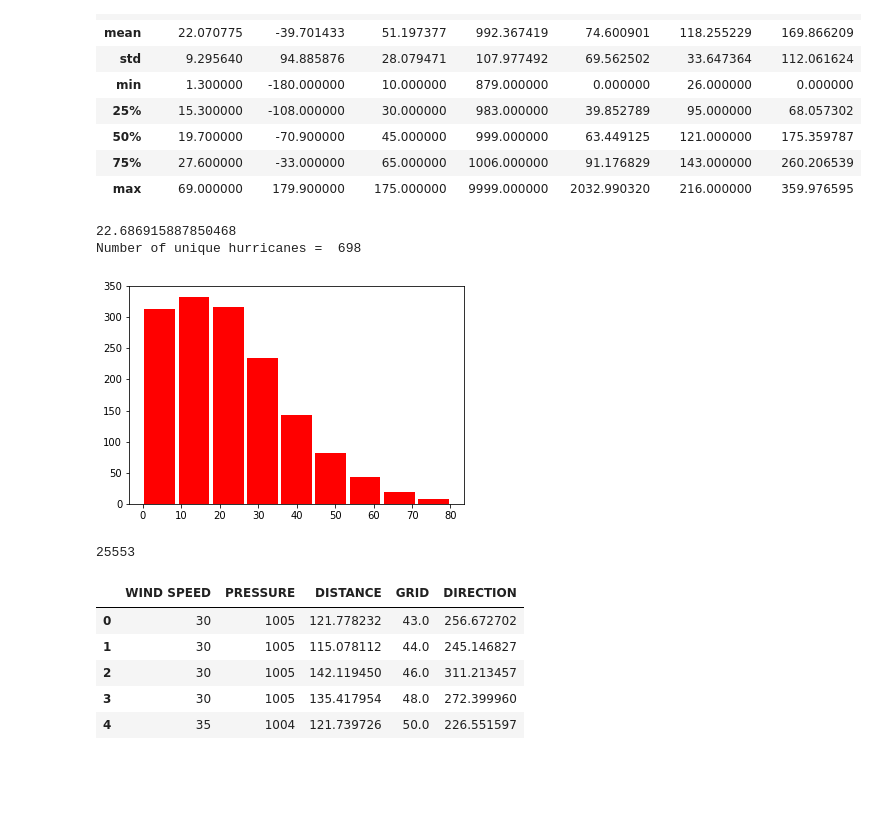
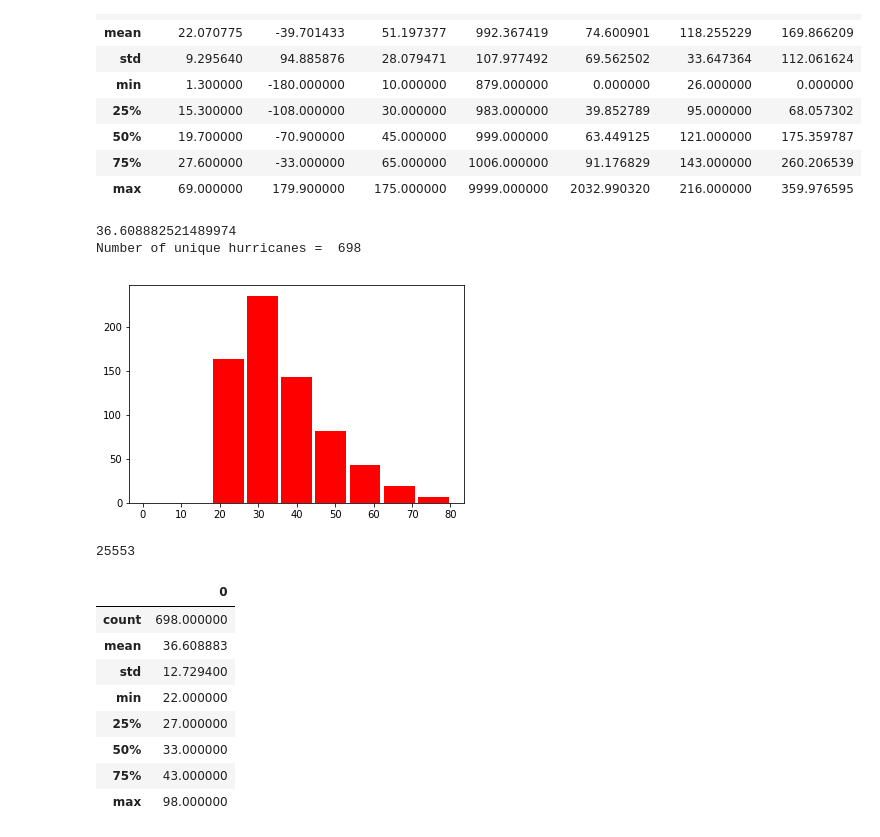
Before and after one commit to adityaprabhat01/HurricaneTrajectory, a Jupyter notebook: model.ipynb, the cells around one changed output. Cells and saved outputs as stored; diff of their text form; code cells hidden in the pictures; blank space fills up the shorter version.

```diff
--- a/model.ipynb
+++ b/model.ipynb
@@ -256,39 +256,44 @@ df.describe()
 # %%
 df1 = df[:]
 df1 = (df1[df1['DISTANCE'] > 0]).reset_index(drop = True)
 df1 = (df1[df1['DIRECTION'] > 0]).reset_index(drop = True)
 num = []
 def number_points(hurricane_name) :
     amount = []
     amount += [1 for w in df1['NAME'] if(w == hurricane_name)]
     return len(amount)
 for w in unique_hurricanes :
-    num.append(number_points(w))
+    flag = 0
     if(number_points(w) < 22) :
         df1 = df1[df1['NAME'] != w]
+        flag = 1
+    if(flag == 0) :
+        num.append(number_points(w))
 
 print(np.mean(num))
 
 df1.reset_index(drop = True, inplace = True)
 
 print('Number of unique hurricanes = ',len(df1['NAME'].unique()))
 bins = np.linspace(0,80, num = 10)
 plt.hist(num, bins, color = 'r', rwidth = 0.9)
 plt.show()
 print(len(df1))
+num_df = pd.DataFrame(num)
+num_df.describe()
 # %% [output]
-22.686915887850468
+36.608882521489974
 Number of unique hurricanes =  698
-[figure, old version]
+[figure, new version]
 25553
+|  | 0 |
+| count | 698.000000 |
+| mean | 36.608883 |
+| std | 12.729400 |
+| min | 22.000000 |
+| 25% | 27.000000 |
+| 50% | 33.000000 |
+| 75% | 43.000000 |
+| max | 98.000000 |
 # %%
-
 df1.drop(['LATITUDE', 'LONGITUDE', 'MONTH', 'DAY', 'HOUR', 'TIME', 'STATUS', 'NAME'], axis = 1, inplace = True)
-df1.head()
-# %% [output]
-|  | WIND SPEED | PRESSURE | DISTANCE | GRID | DIRECTION |
-| 0 | 30 | 1005 | 121.778232 | 43.0 | 256.672702 |
-| 1 | 30 | 1005 | 115.078112 | 44.0 | 245.146827 |
-| 2 | 30 | 1005 | 142.119450 | 46.0 | 311.213457 |
-| 3 | 30 | 1005 | 135.417954 | 48.0 | 272.399960 |
-| 4 | 35 | 1004 | 121.739726 | 50.0 | 226.551597 |
```
Also changed, not shown: parts of 16 cells of this notebook, 1 other file.
